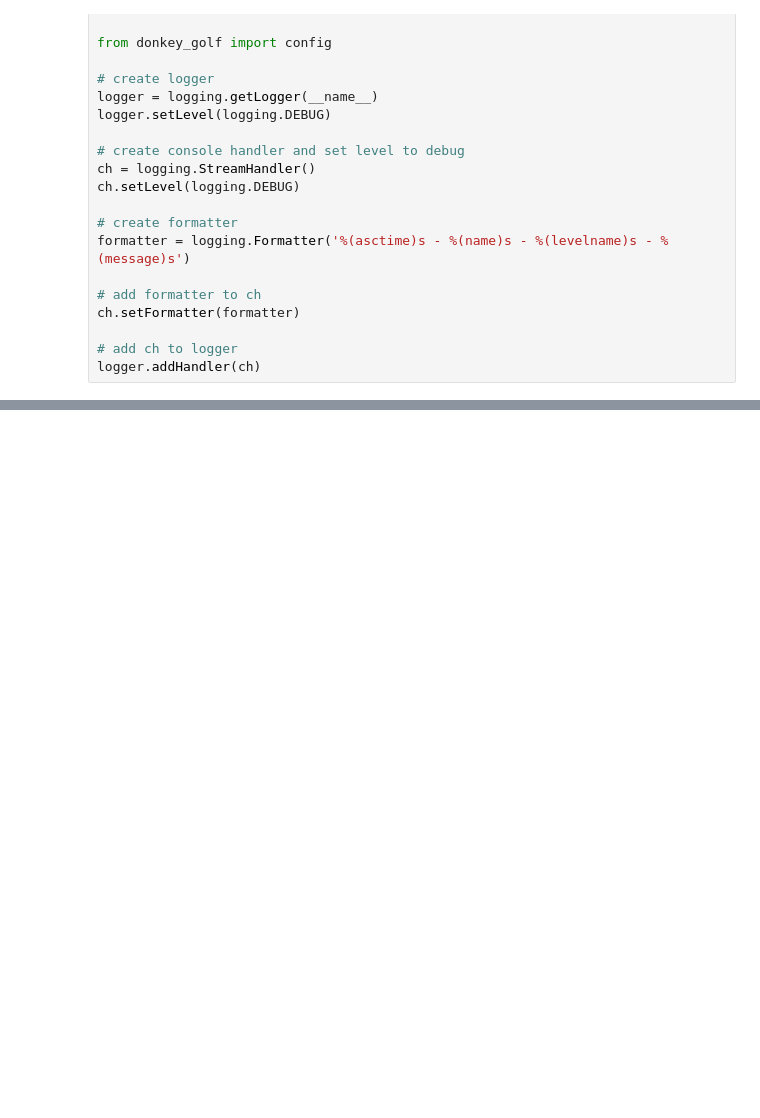
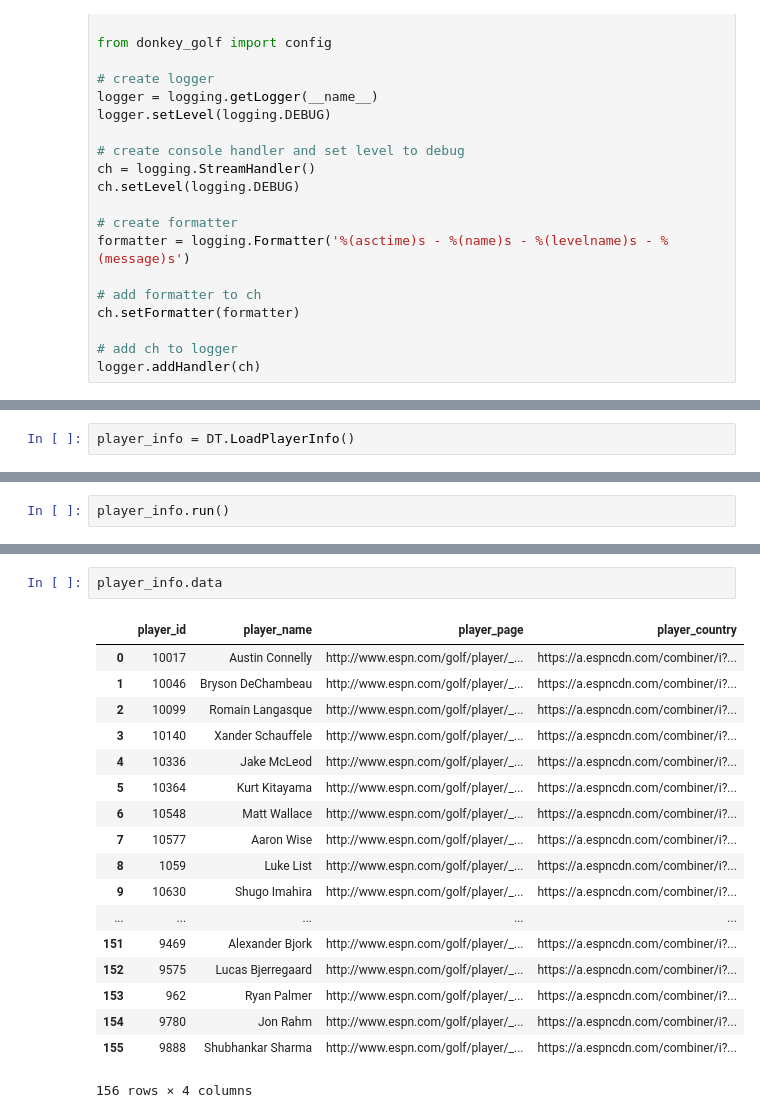
Before and after one commit to jbarton311/donkey_golf, a Jupyter notebook: jupyter_notebooks/tourney_ready.ipynb, the cells around one changed output, grey strips where cells are left out. Saved outputs shown, nothing was run; the diff lists cells and outputs as text; blank space fills up the shorter version.

```diff
--- a/jupyter_notebooks/tourney_ready.ipynb
+++ b/jupyter_notebooks/tourney_ready.ipynb
@@ -70,0 +46,2 @@ load.run()
+# %%
+player_info = DT.LoadPlayerInfo()
@@ -70,0 +53,2 @@ load.run()
+# %%
+player_info.run()
@@ -70,0 +58,21 @@ load.run()
+# %%
+player_info.data
+# %% [output]
+|  | player_id | player_name | player_page | player_country |
+| 0 | 10017 | Austin Connelly | http://www.espn.com/golf/player/_... | https://a.espncdn.com/combiner/i?... |
+| 1 | 10046 | Bryson DeChambeau | http://www.espn.com/golf/player/_... | https://a.espncdn.com/combiner/i?... |
+| 2 | 10099 | Romain Langasque | http://www.espn.com/golf/player/_... | https://a.espncdn.com/combiner/i?... |
+| 3 | 10140 | Xander Schauffele | http://www.espn.com/golf/player/_... | https://a.espncdn.com/combiner/i?... |
+| 4 | 10336 | Jake McLeod | http://www.espn.com/golf/player/_... | https://a.espncdn.com/combiner/i?... |
+| 5 | 10364 | Kurt Kitayama | http://www.espn.com/golf/player/_... | https://a.espncdn.com/combiner/i?... |
+| 6 | 10548 | Matt Wallace | http://www.espn.com/golf/player/_... | https://a.espncdn.com/combiner/i?... |
+| 7 | 10577 | Aaron Wise | http://www.espn.com/golf/player/_... | https://a.espncdn.com/combiner/i?... |
+| 8 | 1059 | Luke List | http://www.espn.com/golf/player/_... | https://a.espncdn.com/combiner/i?... |
+| 9 | 10630 | Shugo Imahira | http://www.espn.com/golf/player/_... | https://a.espncdn.com/combiner/i?... |
+| ... | ... | ... | ... | ... |
+| 151 | 9469 | Alexander Bjork | http://www.espn.com/golf/player/_... | https://a.espncdn.com/combiner/i?... |
+| 152 | 9575 | Lucas Bjerregaard | http://www.espn.com/golf/player/_... | https://a.espncdn.com/combiner/i?... |
+| 153 | 962 | Ryan Palmer | http://www.espn.com/golf/player/_... | https://a.espncdn.com/combiner/i?... |
+| 154 | 9780 | Jon Rahm | http://www.espn.com/golf/player/_... | https://a.espncdn.com/combiner/i?... |
+| 155 | 9888 | Shubhankar Sharma | http://www.espn.com/golf/player/_... | https://a.espncdn.com/combiner/i?... |
+156 rows × 4 columns
```
Also changed, not shown: parts of 5 cells of this notebook, 2 other files.
